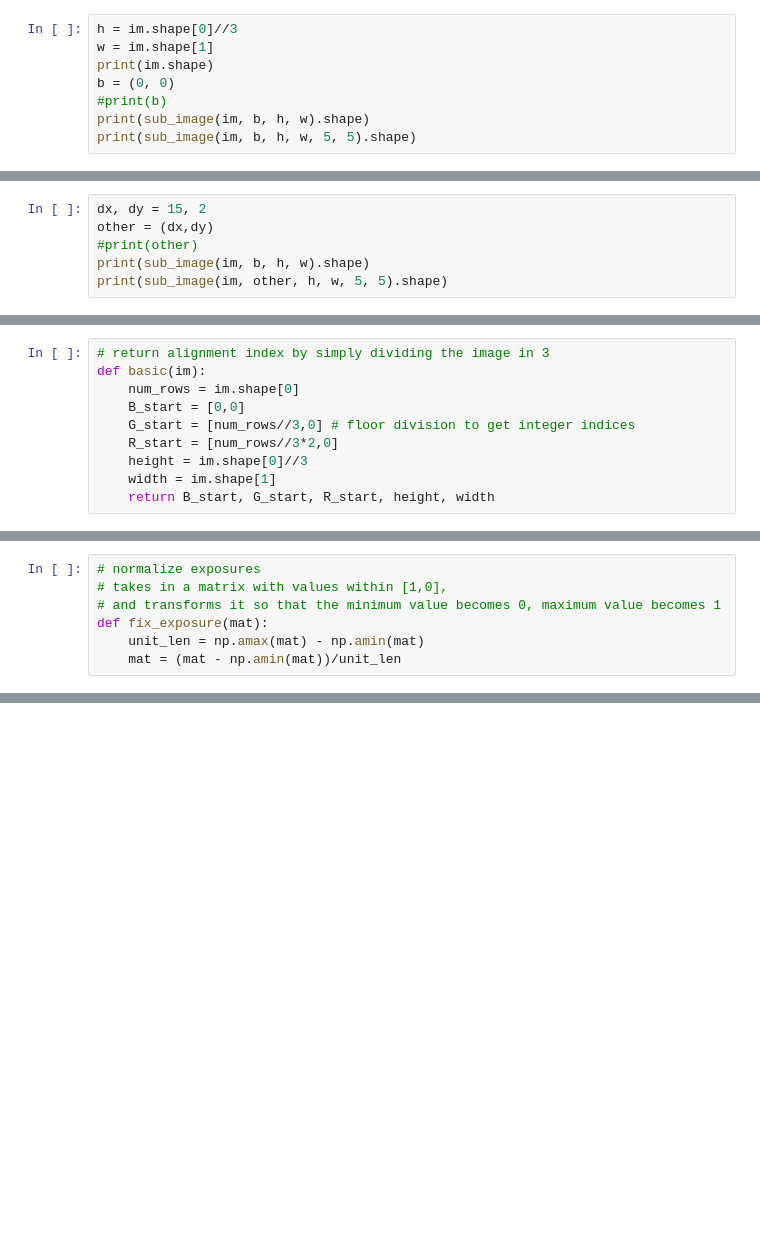
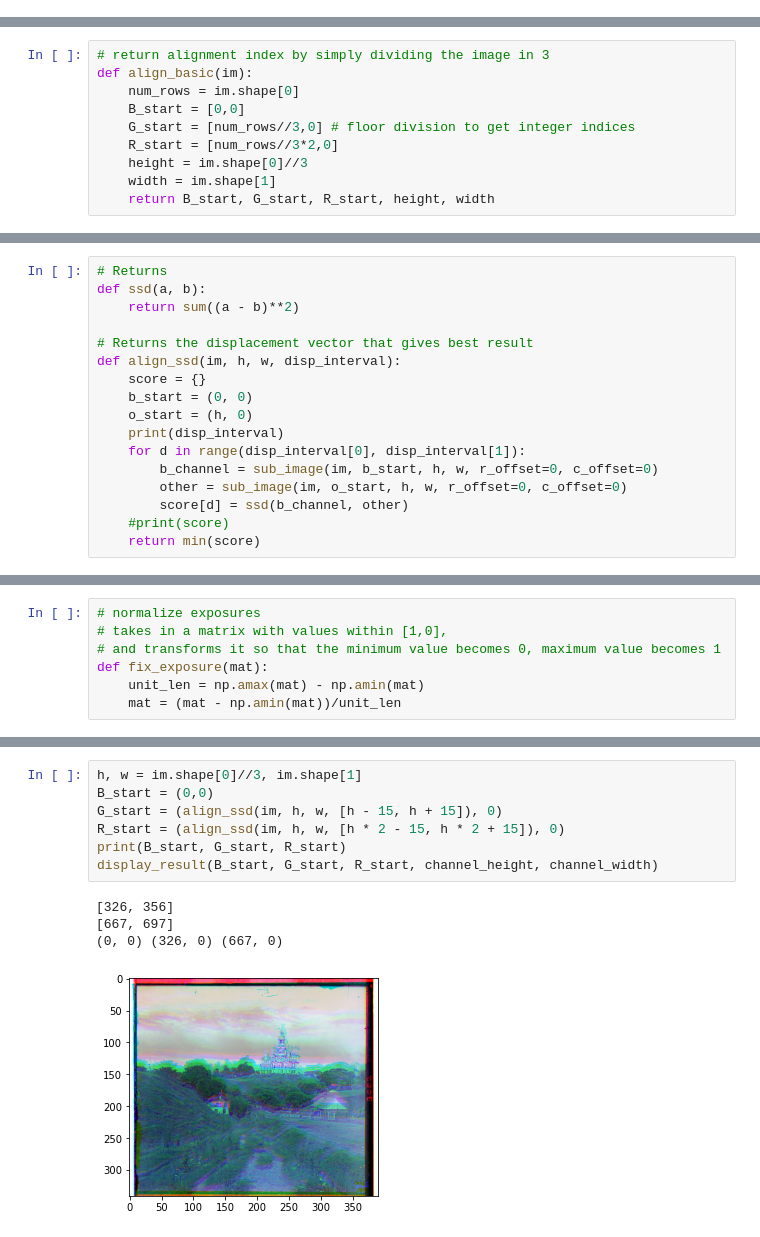
Before and after one commit to aprilsin/cs194-proj1, a Jupyter notebook: computations.ipynb, the cells around one changed output, grey strips where cells are left out. Cells and saved outputs as stored; diff of their text form; blank space fills up the shorter version.

```diff
--- a/computations.ipynb
+++ b/computations.ipynb
@@ -35,11 +49,3 @@ def sub_image(im, start, h, w, r_shift=0, c_shift=0):
     return result
 # %% [markdown]
 ### Alignment Algorithms
-# %%
-h = im.shape[0]//3
-w = im.shape[1]
-print(im.shape)
-b = (0, 0)
-#print(b)
-print(sub_image(im, b, h, w).shape)
-print(sub_image(im, b, h, w, 5, 5).shape)
@@ -50,6 +51,0 @@ print(sub_image(im, b, h, w, 5, 5).shape)
-# %%
-dx, dy = 15, 2
-other = (dx,dy)
-#print(other)
-print(sub_image(im, b, h, w).shape)
-print(sub_image(im, other, h, w, 5, 5).shape)
@@ -59,6 +54,6 @@ print(sub_image(im, other, h, w, 5, 5).shape)
 # %%
 # return alignment index by simply dividing the image in 3
-def basic(im):
+def align_basic(im):
     num_rows = im.shape[0]
     B_start = [0,0]
     G_start = [num_rows//3,0] # floor division to get integer indices
@@ -87,3 +66,20 @@ display_result(B_start, G_start, R_start, channel_height, channel_width)
+# %%
+# Returns
+def ssd(a, b):
+    return sum((a - b)**2)
+
+# Returns the displacement vector that gives best result
+def align_ssd(im, h, w, disp_interval):
+    score = {}
+    b_start = (0, 0)
+    o_start = (h, 0)
+    print(disp_interval)
+    for d in range(disp_interval[0], disp_interval[1]):
+        b_channel = sub_image(im, b_start, h, w, r_offset=0, c_offset=0)
+        other = sub_image(im, o_start, h, w, r_offset=0, c_offset=0)
+        score[d] = ssd(b_channel, other)
+    #print(score)
+    return min(score)
 # %% [markdown]
 ## Adjustments
 # %%
@@ -102,0 +108,12 @@ adjust(B_mat, G_mat, R_mat)
+# %%
+h, w = im.shape[0]//3, im.shape[1]
+B_start = (0,0)
+G_start = (align_ssd(im, h, w, [h - 15, h + 15]), 0)
+R_start = (align_ssd(im, h, w, [h * 2 - 15, h * 2 + 15]), 0)
+print(B_start, G_start, R_start)
+display_result(B_start, G_start, R_start, channel_height, channel_width)
+# %% [output]
+[326, 356]
+[667, 697]
+(0, 0) (326, 0) (667, 0)
+[figure, added]
```
Also changed, not shown: parts of 12 cells of this notebook.
